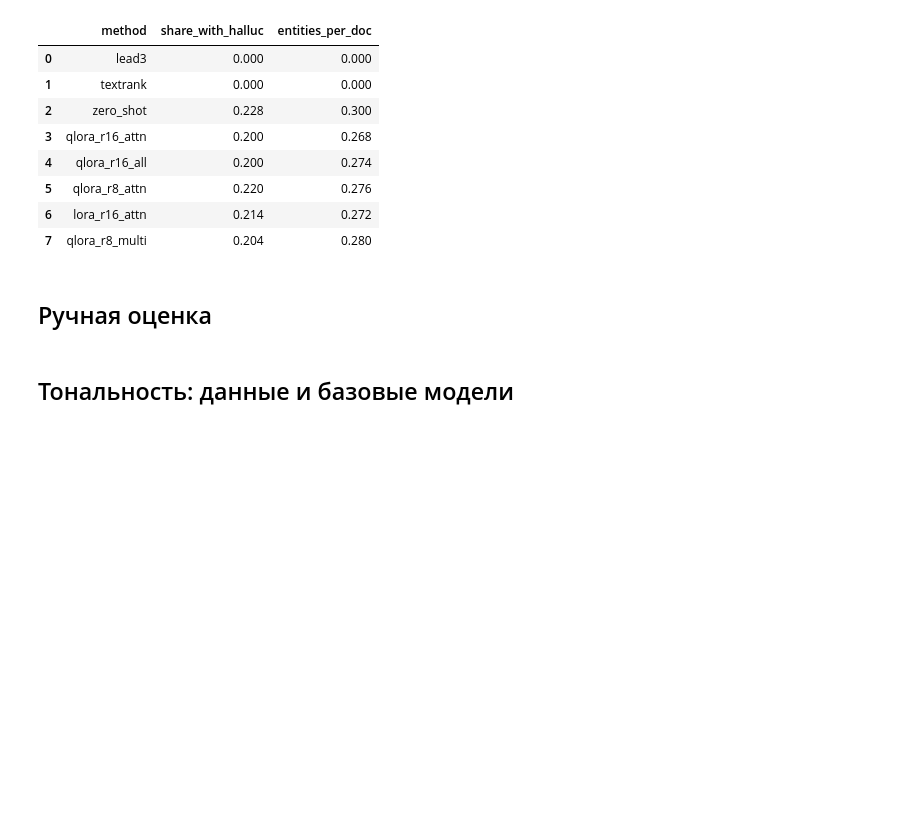
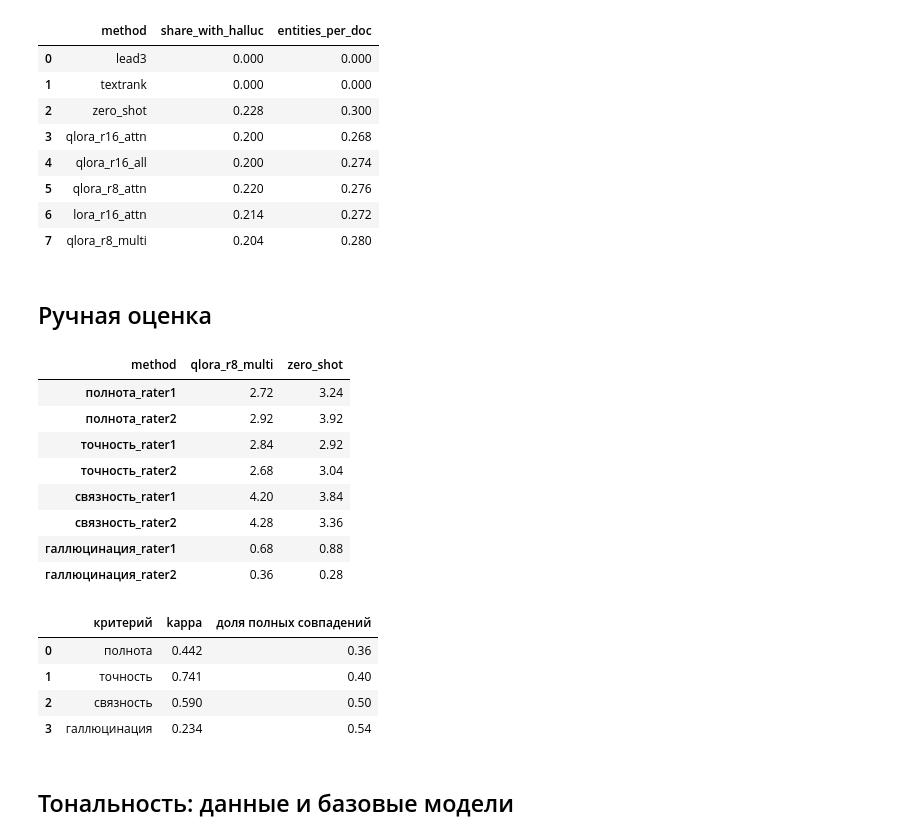
Before and after one commit to Polon-Lubvi/ICTIS, a Jupyter notebook: 01_pipeline.ipynb, the cells around one changed output. Saved outputs shown, nothing was run; the diff lists cells and outputs as text; code cells hidden in the pictures; blank space fills up the shorter version.

```diff
--- a/01_pipeline.ipynb
+++ b/01_pipeline.ipynb
@@ -449,9 +449,9 @@ h
 # %% [markdown]
 ## Ручная оценка
 # %%
-docs = np.random.default_rng(SEED).choice(len(eval_df), 50, replace=False)
+docs = np.random.default_rng(SEED).choice(len(eval_df), 25, replace=False)
 items = []
-for m in ["zero_shot", "qlora_r16_all"]:
+for m in ["zero_shot", "qlora_r8_multi"]:
     p = pd.read_parquet(f"{ROOT}/data/processed/preds_{m}.parquet")
     items += [{"doc": int(d), "method": m, "text": p.text.iloc[d][:4000], "summary": p.pred.iloc[d]} for d in docs]
 me = pd.DataFrame(items).sample(frac=1, random_state=SEED).reset_index(drop=True)
@@ -460,6 +460,40 @@ me[["item", "doc", "method"]].to_csv(f"{ROOT}/reports/manual_eval_key.csv", inde
 sheet = me[["item", "text", "summary"]].assign(полнота="", точность="", связность="", галлюцинация="")
 for r in [1, 2]:
     sheet.to_excel(f"{ROOT}/reports/manual_eval_rater{r}.xlsx", index=False)
+# %%
+from sklearn.metrics import cohen_kappa_score
+C = ["полнота", "точность", "связность", "галлюцинация"]
+key = pd.read_csv(f"{ROOT}/reports/manual_eval_key.csv")
+r1 = pd.read_excel(f"{ROOT}/reports/manual_eval_rater1.xlsx")[["item"] + C]
+r2 = pd.read_excel(f"{ROOT}/reports/manual_eval_rater2.xlsx")[["item"] + C]
+df = key.merge(r1, on="item").merge(r2, on="item", suffixes=("_rater1", "_rater2"))
+cols = [f"{c}_{r}" for c in C for r in ["rater1", "rater2"]]
+df[cols] = df[cols].astype(int)
+
+means = df.groupby("method")[cols].mean().round(2).T
+kappa = pd.DataFrame([{
+    "критерий": c,
+    "kappa": round(cohen_kappa_score(df[f"{c}_rater1"], df[f"{c}_rater2"],
+                                     weights=None if c == "галлюцинация" else "quadratic"), 3),
+    "доля полных совпадений": round((df[f"{c}_rater1"] == df[f"{c}_rater2"]).mean(), 3)} for c in C])
+means.to_csv(f"{ROOT}/reports/manual_eval_means.csv")
+kappa.to_csv(f"{ROOT}/reports/manual_eval_kappa.csv", index=False)
+display(means); display(kappa)
+# %% [output]
+| method | qlora_r8_multi | zero_shot |
+| полнота_rater1 | 2.72 | 3.24 |
+| полнота_rater2 | 2.92 | 3.92 |
+| точность_rater1 | 2.84 | 2.92 |
+| точность_rater2 | 2.68 | 3.04 |
+| связность_rater1 | 4.20 | 3.84 |
+| связность_rater2 | 4.28 | 3.36 |
+| галлюцинация_rater1 | 0.68 | 0.88 |
+| галлюцинация_rater2 | 0.36 | 0.28 |
+|  | критерий | kappa | доля полных совпадений |
+| 0 | полнота | 0.442 | 0.36 |
+| 1 | точность | 0.741 | 0.40 |
+| 2 | связность | 0.590 | 0.50 |
+| 3 | галлюцинация | 0.234 | 0.54 |
 # %% [markdown]
 ## Тональность: данные и базовые модели
 # %%
```
